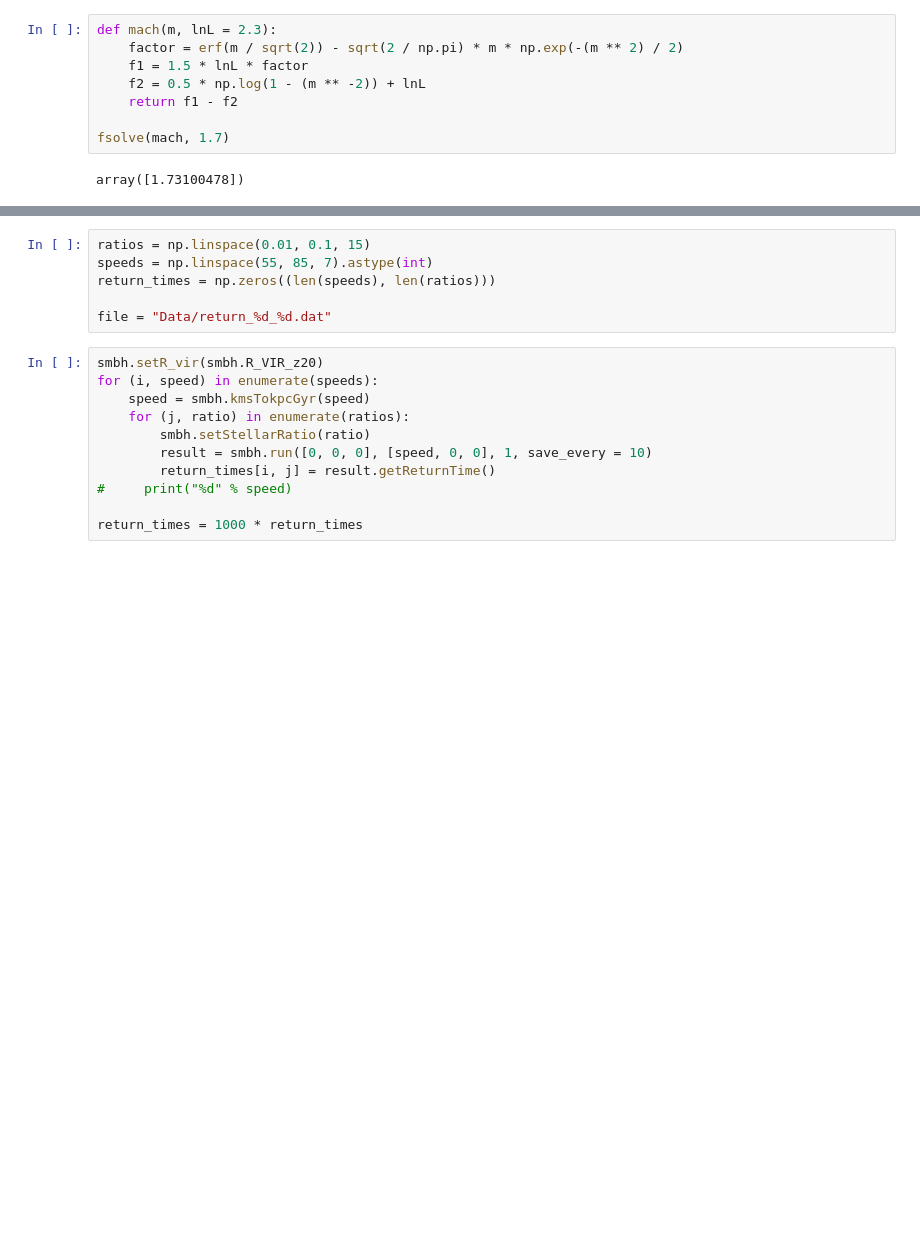
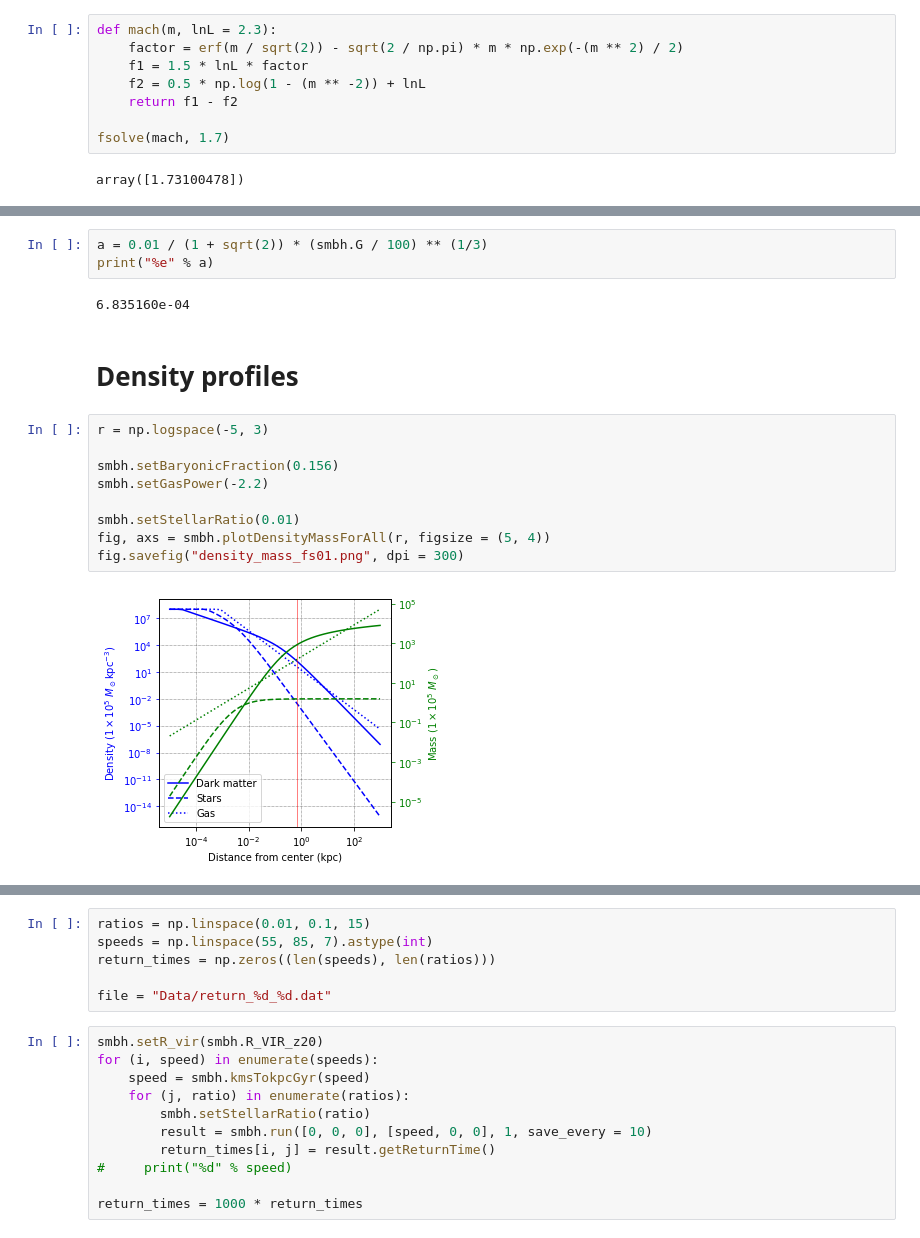
Before and after one commit to jsbarbosa/TesisFisica, a Jupyter notebook: Files/Week 6/Multiple.ipynb, the cells around one changed output, grey strips where cells are left out. Drawn from its saved outputs; the diff is of its cells as text; blank space fills up the shorter version.

```diff
--- a/Files/Week 6/Multiple.ipynb
+++ b/Files/Week 6/Multiple.ipynb
@@ -54,0 +60,18 @@ array([1.73100478])
+# %%
+a = 0.01 / (1 + sqrt(2)) * (smbh.G / 100) ** (1/3)
+print("%e" % a)
+# %% [output]
+6.835160e-04
+# %% [markdown]
+# Density profiles
+# %%
+r = np.logspace(-5, 3)
+
+smbh.setBaryonicFraction(0.156)
+smbh.setGasPower(-2.2)
+
+smbh.setStellarRatio(0.01)
+fig, axs = smbh.plotDensityMassForAll(r, figsize = (5, 4))
+fig.savefig("density_mass_fs01.png", dpi = 300)
+# %% [output]
+[figure, added]
```
Also changed, not shown: parts of 9 cells of this notebook, 17 other files.
